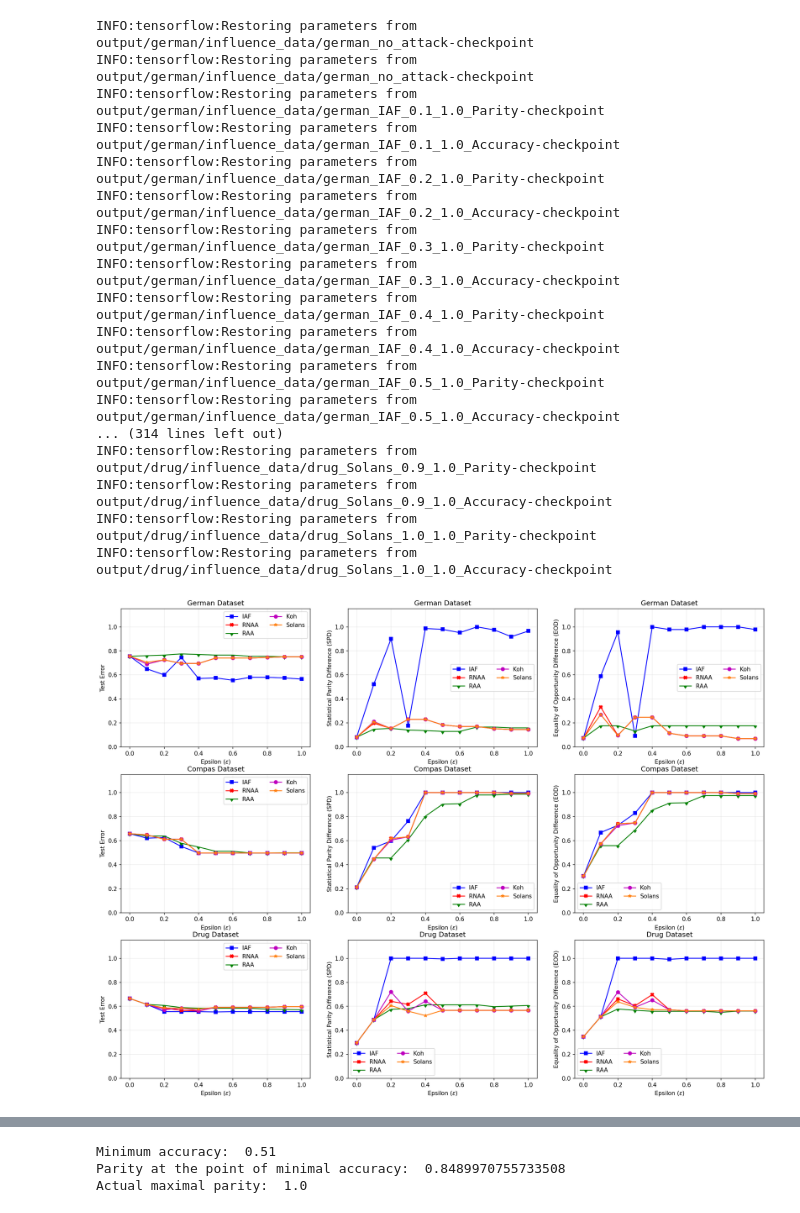
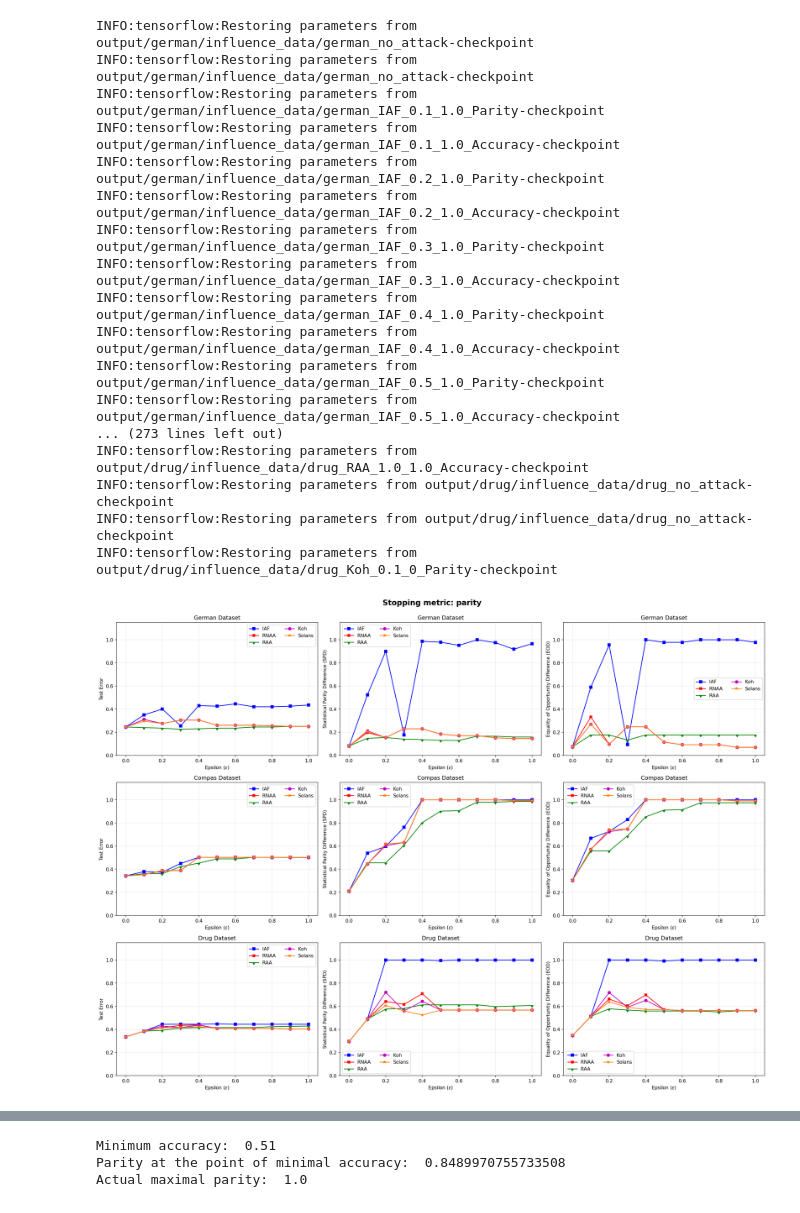
Before and after one commit to imandrealombardo/FACT-AI, a Jupyter notebook: Fairness_attack/Results_notebook.ipynb, the cells around one changed output, grey strips where cells are left out. Drawn from its saved outputs; the diff is of its cells as text; code cells hidden in the pictures.

Commit message:
Fixed notebook for reproducing figure 2

```diff
--- a/Fairness_attack/Results_notebook.ipynb
+++ b/Fairness_attack/Results_notebook.ipynb
@@ -36,7 +36,7 @@ for dataset in datasets:
             log_accuracy = run_attack(total_grad_iter = 10000, dataset = dataset, use_slab = True, epsilon = eps, lamb = 1, method = attack, stopping_method = "Accuracy", stop_after = 2, log_metrics = True, display_iter_time = True, eval_mode = True)
 
             # Store results using Parity as the stopping method
-            results_parity[dataset][attack].setdefault("test_error", []).append(log_parity['test_acc'])
+            results_parity[dataset][attack].setdefault("test_error", []).append(1 - log_parity['test_acc'])
             results_parity[dataset][attack].setdefault("SPD", []).append(log_parity['Parity'])
             results_parity[dataset][attack].setdefault("EOD", []).append(log_parity['E0'])
 
@@ -57,15 +57,16 @@ INFO:tensorflow:Restoring parameters from output/german/influence_data/german_IA
 INFO:tensorflow:Restoring parameters from output/german/influence_data/german_IAF_0.4_1.0_Accuracy-checkpoint
 INFO:tensorflow:Restoring parameters from output/german/influence_data/german_IAF_0.5_1.0_Parity-checkpoint
 INFO:tensorflow:Restoring parameters from output/german/influence_data/german_IAF_0.5_1.0_Accuracy-checkpoint
-... (314 lines left out)
-INFO:tensorflow:Restoring parameters from output/drug/influence_data/drug_Solans_0.9_1.0_Parity-checkpoint
-INFO:tensorflow:Restoring parameters from output/drug/influence_data/drug_Solans_0.9_1.0_Accuracy-checkpoint
-INFO:tensorflow:Restoring parameters from output/drug/influence_data/drug_Solans_1.0_1.0_Parity-checkpoint
-INFO:tensorflow:Restoring parameters from output/drug/influence_data/drug_Solans_1.0_1.0_Accuracy-checkpoint
+... (273 lines left out)
+INFO:tensorflow:Restoring parameters from output/drug/influence_data/drug_RAA_1.0_1.0_Accuracy-checkpoint
+INFO:tensorflow:Restoring parameters from output/drug/influence_data/drug_no_attack-checkpoint
+INFO:tensorflow:Restoring parameters from output/drug/influence_data/drug_no_attack-checkpoint
+INFO:tensorflow:Restoring parameters from output/drug/influence_data/drug_Koh_0.1_0_Parity-checkpoint
 # %%
 colors  = ['b', 'r', 'g', 'm', 'tab:orange']
 markers = ['s', 'X', matplotlib.markers.CARETDOWNBASE, 'o', '*']
 
+## Generating Figure 2 using PARITY as the stopping method
 fig, axs = plt.subplots(3, 3, figsize=(20,15), dpi=150)
 rows = [0,1,2]
 cols = [0,1,2]
@@ -73,31 +74,35 @@ for row in rows:
     # Choose dataset based on the row
     if row == 0:
         dataset = 'german'
     elif row==1:
         dataset = 'compas'
     else:
         dataset = 'drug'
 
     for col in cols:
         # Choose metric to plot based on the column
         if col == 0:
             metric = 'test_error'
             y_label = 'Test Error'
         elif col==1:
             metric = 'SPD'
             y_label = 'Statistical Parity Difference (SPD)'
         else:
             metric = 'EOD'
             y_label = 'Equality of Opportunity Difference (EOD)'
 
         for att, c, m in zip(attacks, colors, markers):
             axs[row, col].plot(epsilon, results_parity[dataset][att][metric], label=att, color = c, marker = m)
             axs[row, col].legend(ncol=2)
             axs[row, col].set_ylim([0, 1.15])
             axs[row, col].set_yticks([0, 0.2, 0.4, 0.6, 0.8, 1.0])
             axs[row, col].grid(alpha=0.25)
             axs[row, col].title.set_text(f'{dataset.capitalize()} Dataset')
             axs[row, col].set_xlabel('Epsilon ($\epsilon$)')
             axs[row, col].set_ylabel(y_label)
+
+
+fig.suptitle('Stopping metric: parity\n', fontsize=16, fontweight='bold')
+fig.tight_layout()
 # %% [output]
-[figure, old version]
+[figure, new version]
```
Also changed, not shown: parts of 1 cell of this notebook.
